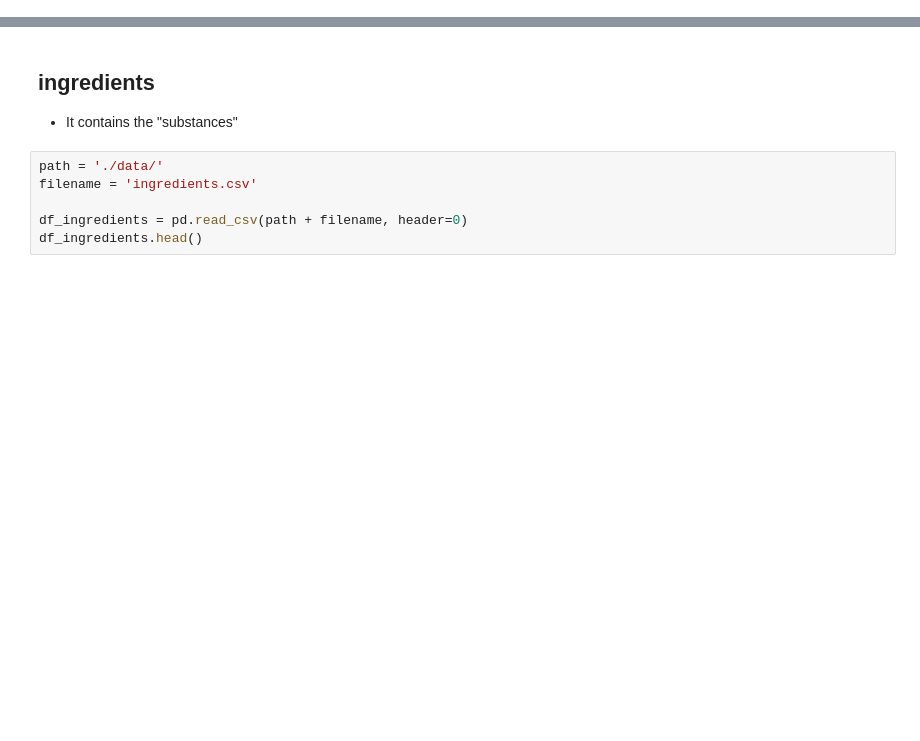
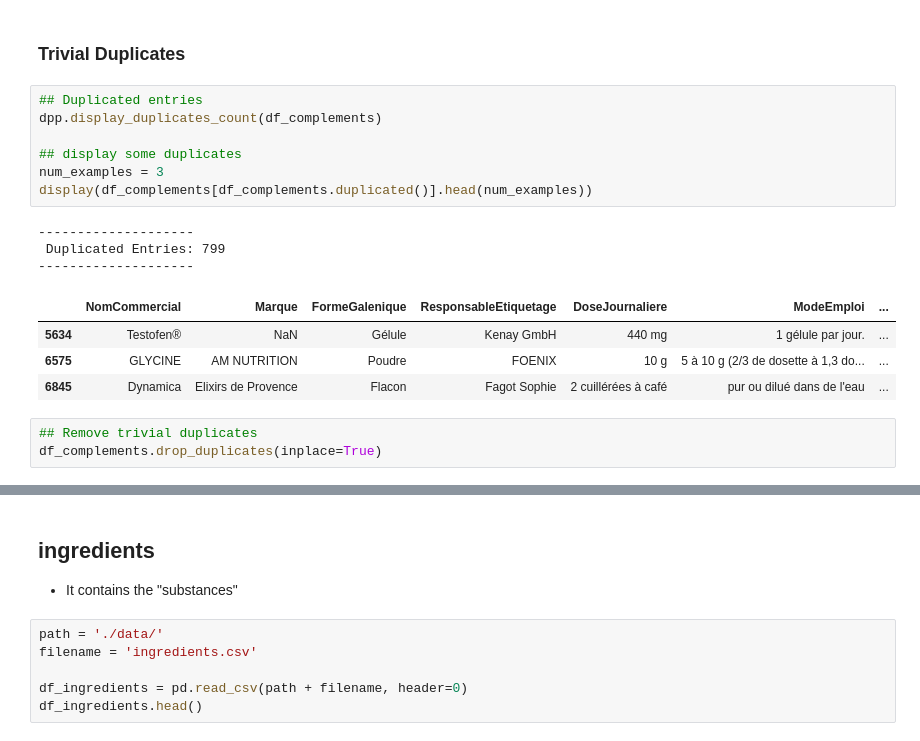
Before and after one commit to RamiroHR/hackathon_complements_alimentaires, a Jupyter notebook: Data_Exploration.ipynb, the cells around one changed output, grey strips where cells are left out. Saved outputs shown, nothing was run; the diff lists cells and outputs as text; blank space fills up the shorter version.

```diff
--- a/Data_Exploration.ipynb
+++ b/Data_Exploration.ipynb
@@ -36,0 +70,20 @@ df_complements.head()
+# %% [markdown]
+### Trivial Duplicates
+# %%
+## Duplicated entries
+dpp.display_duplicates_count(df_complements)
+
+## display some duplicates
+num_examples = 3
+display(df_complements[df_complements.duplicated()].head(num_examples))
+# %% [output]
+--------------------
+ Duplicated Entries: 799
+--------------------
+|  | NomCommercial | Marque | FormeGalenique | ResponsableEtiquetage | DoseJournaliere | ModeEmploi | ... |
+| 5634 | Testofen® | NaN | Gélule | Kenay GmbH | 440 mg | 1 gélule par jour. | ... |
+| 6575 | GLYCINE | AM NUTRITION | Poudre | FOENIX | 10 g | 5 à 10 g (2/3 de dosette à 1,3 do... | ... |
+| 6845 | Dynamica | Elixirs de Provence | Flacon | Fagot Sophie | 2 cuillérées à café | pur ou dilué dans de l'eau | ... |
+# %%
+## Remove trivial duplicates
+df_complements.drop_duplicates(inplace=True)
```
Also changed, not shown: parts of 22 cells of this notebook, 3 other files.
